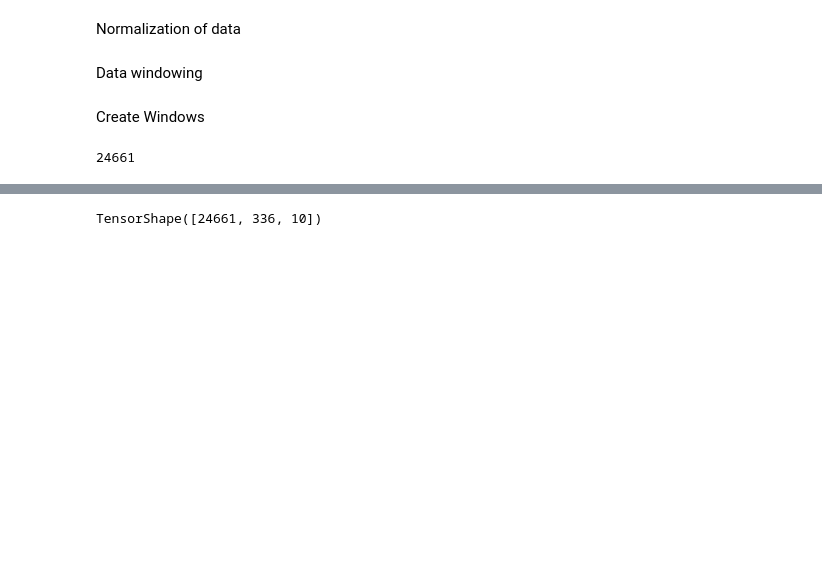
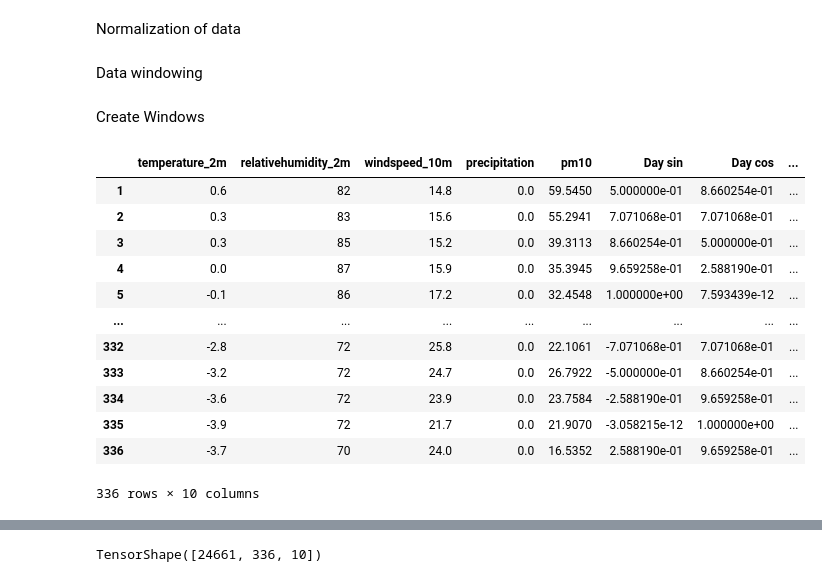
Before and after one commit to TheisNiklas/particulate-matter-prediction, a Jupyter notebook: src/model/tensorflowTesting.ipynb, the cells around one changed output, grey strips where cells are left out. Cells and saved outputs as stored; diff of their text form; code cells hidden in the pictures; blank space fills up the shorter version.

```diff
--- a/src/model/tensorflowTesting.ipynb
+++ b/src/model/tensorflowTesting.ipynb
@@ -148,7 +148,7 @@ See the caveats in the documentation: https://pandas.pydata.org/pandas-docs/stab
 | 25668 | 2022-01-01 00:00:00 | 9.4 | 85 | 264 | 23.2 | 0.2 | ... |
 25669 rows × 11 columns
 # %%
-df = df_dropped
+df = df_dropped.copy()
 df
 # %% [output]
 |  | time | temperature_2m | relativehumidity_2m | winddirection_10m | windspeed_10m | precipitation | ... |
@@ -282,10 +279,22 @@ for index in range(df["pm10"].size - window_size):
         windows.append(df_copy)
 # %%
 pd.DataFrame(windows[1])
-len(windows)
+# len(windows)
 # w1.split_window(df)
 # %% [output]
+|  | temperature_2m | relativehumidity_2m | windspeed_10m | precipitation | pm10 | Day sin | Day cos | ... |
+| 1 | 0.6 | 82 | 14.8 | 0.0 | 59.5450 | 5.000000e-01 | 8.660254e-01 | ... |
+| 2 | 0.3 | 83 | 15.6 | 0.0 | 55.2941 | 7.071068e-01 | 7.071068e-01 | ... |
+| 3 | 0.3 | 85 | 15.2 | 0.0 | 39.3113 | 8.660254e-01 | 5.000000e-01 | ... |
+| 4 | 0.0 | 87 | 15.9 | 0.0 | 35.3945 | 9.659258e-01 | 2.588190e-01 | ... |
+| 5 | -0.1 | 86 | 17.2 | 0.0 | 32.4548 | 1.000000e+00 | 7.593439e-12 | ... |
+| ... | ... | ... | ... | ... | ... | ... | ... | ... |
+| 332 | -2.8 | 72 | 25.8 | 0.0 | 22.1061 | -7.071068e-01 | 7.071068e-01 | ... |
+| 333 | -3.2 | 72 | 24.7 | 0.0 | 26.7922 | -5.000000e-01 | 8.660254e-01 | ... |
+| 334 | -3.6 | 72 | 23.9 | 0.0 | 23.7584 | -2.588190e-01 | 9.659258e-01 | ... |
+| 335 | -3.9 | 72 | 21.7 | 0.0 | 21.9070 | -3.058215e-12 | 1.000000e+00 | ... |
+| 336 | -3.7 | 70 | 24.0 | 0.0 | 16.5352 | 2.588190e-01 | 9.659258e-01 | ... |
-24661
+336 rows × 10 columns
 # %%
 window_stack = tf.stack(windows)
 
```
Also changed, not shown: parts of 15 cells of this notebook.
